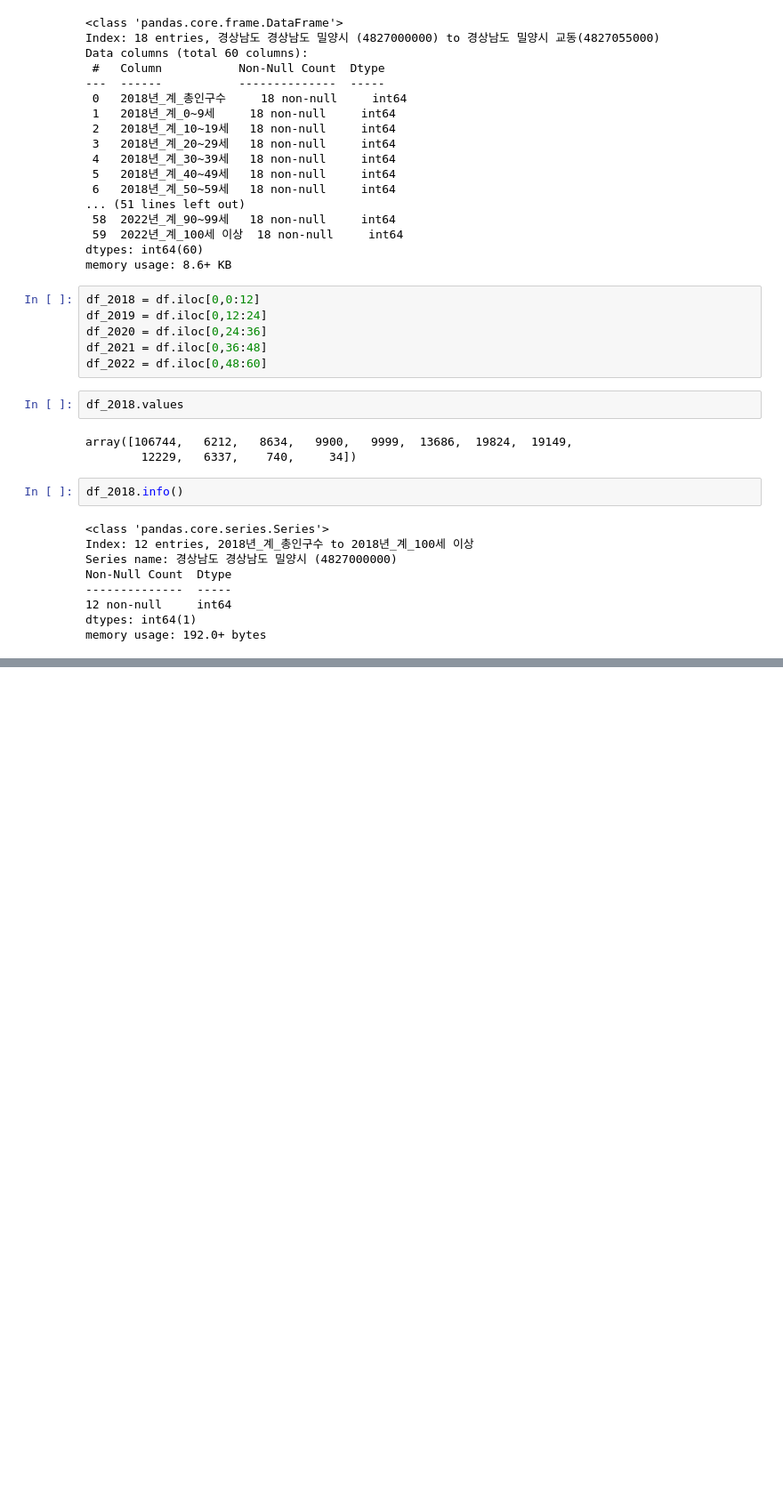
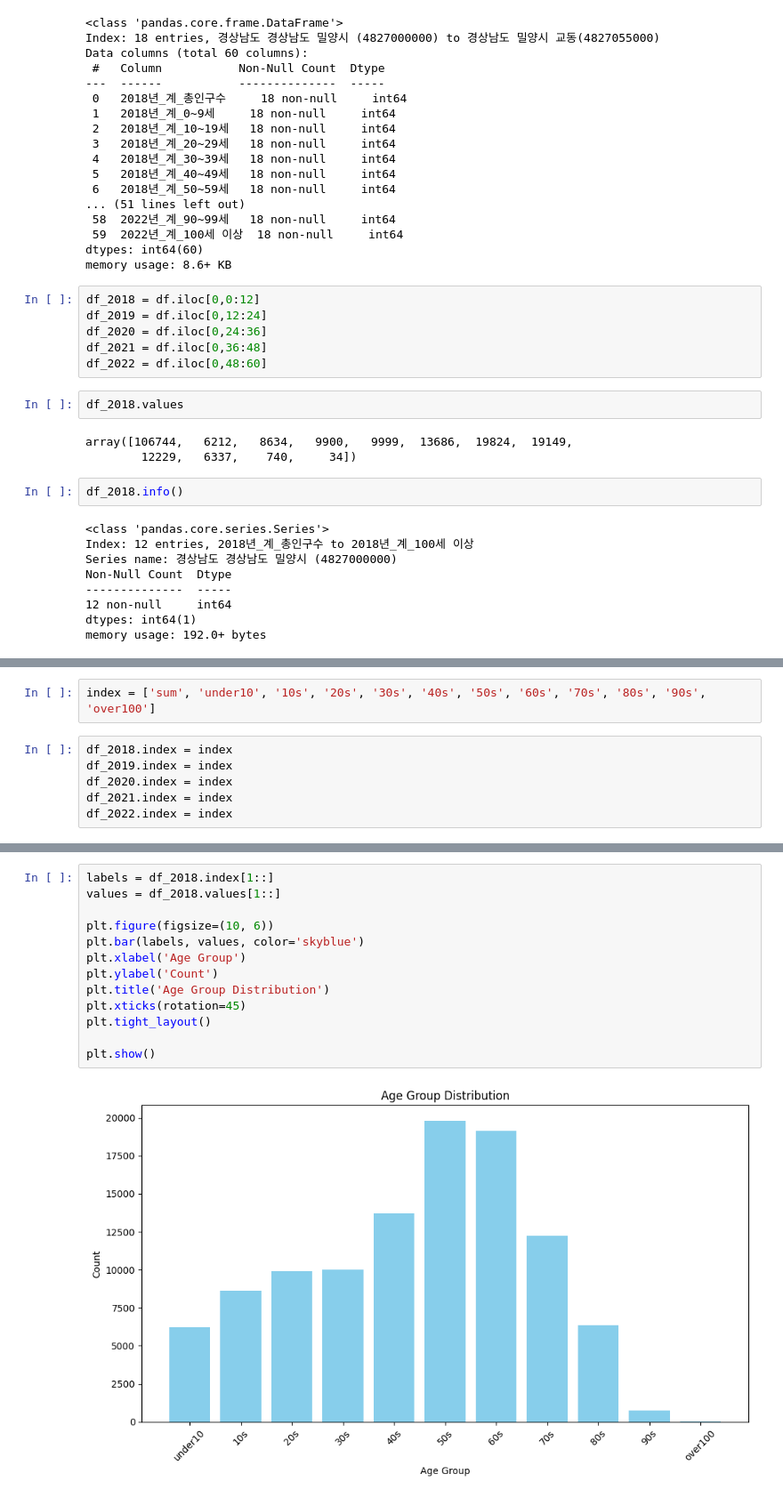
Before and after one commit to Jwainlee/Dwita, a Jupyter notebook: project3.ipynb, the cells around one changed output, grey strips where cells are left out. Shown: that part at 89% size. Drawn from its saved outputs; the diff is of its cells as text; blank space fills up the shorter version.

```diff
--- a/project3.ipynb
+++ b/project3.ipynb
@@ -84,0 +80,8 @@ plt.plot(df_2018)
+# %%
+index = ['sum', 'under10', '10s', '20s', '30s', '40s', '50s', '60s', '70s', '80s', '90s', 'over100']
+# %%
+df_2018.index = index
+df_2019.index = index
+df_2020.index = index
+df_2021.index = index
+df_2022.index = index
@@ -84,0 +104,15 @@ plt.plot(df_2018)
+# %%
+labels = df_2018.index[1::]
+values = df_2018.values[1::]
+
+plt.figure(figsize=(10, 6))
+plt.bar(labels, values, color='skyblue')
+plt.xlabel('Age Group')
+plt.ylabel('Count')
+plt.title('Age Group Distribution')
+plt.xticks(rotation=45)
+plt.tight_layout()
+
+plt.show()
+# %% [output]
+[figure, added]
```
Also changed, not shown: parts of 6 cells of this notebook.
